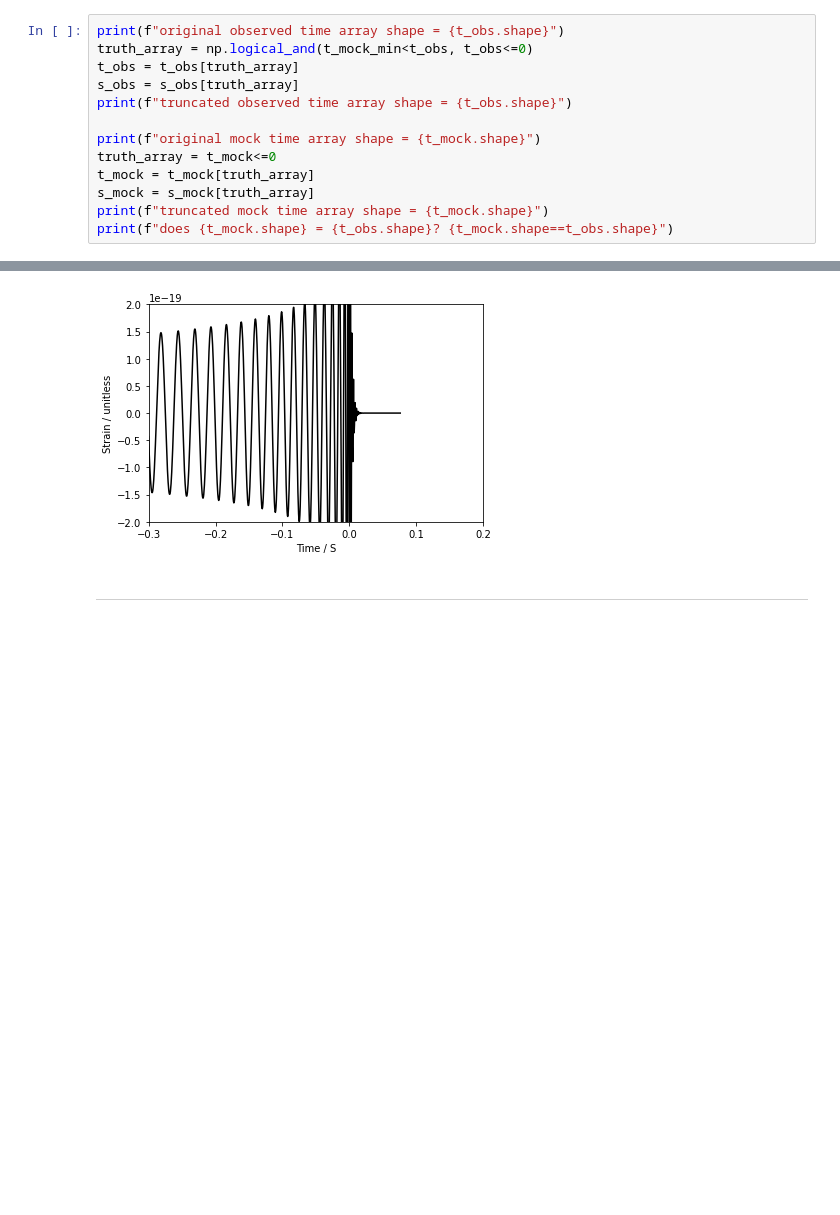
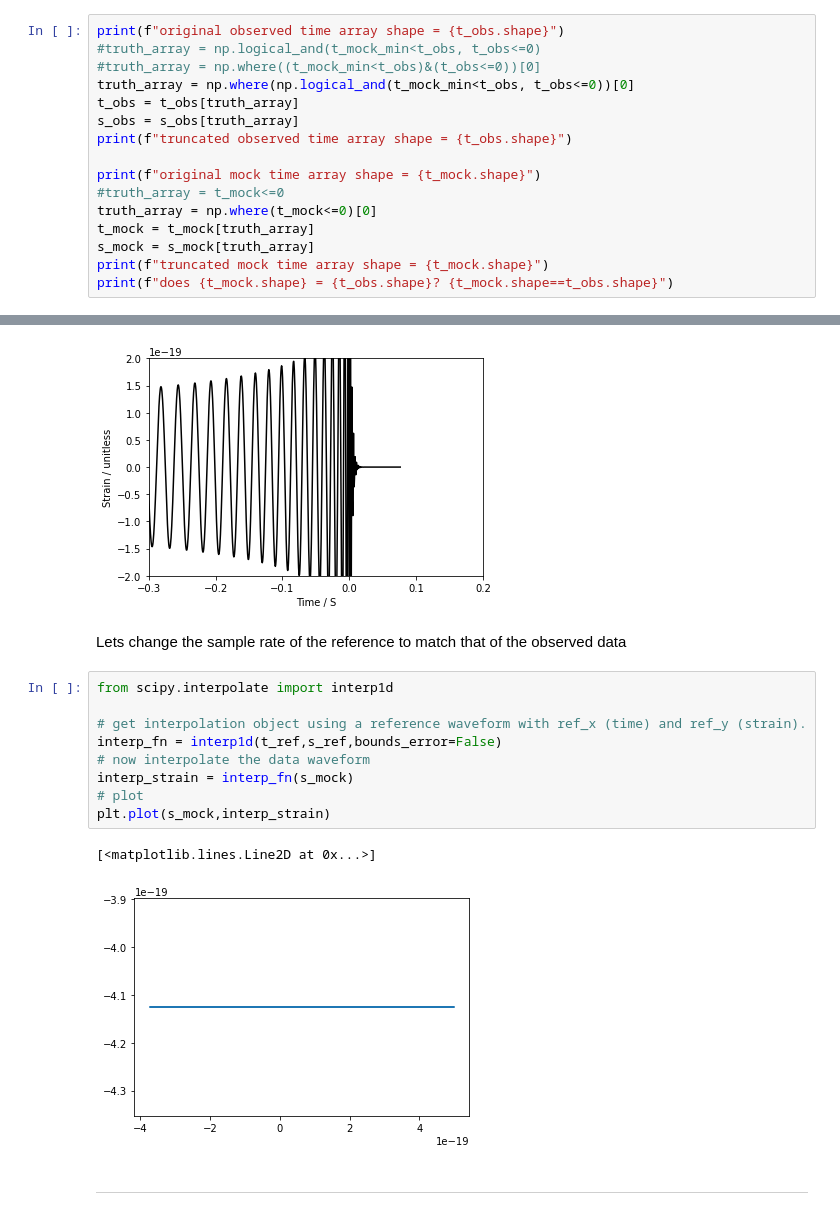
Before and after one commit to Clarke-Jools-36/DataAnalysis22, a Jupyter notebook: CA2_1903779.ipynb, the cells around one changed output, grey strips where cells are left out. Saved outputs shown, nothing was run; the diff lists cells and outputs as text; blank space fills up the shorter version.

Commit message:
interp not working

```diff
--- a/CA2_1903779.ipynb
+++ b/CA2_1903779.ipynb
@@ -277,12 +277,15 @@ Now we know this, lets discard all the t and s data we dont need from both the m
 # %%
 print(f"original observed time array shape = {t_obs.shape}")
-truth_array = np.logical_and(t_mock_min<t_obs, t_obs<=0)
+#truth_array = np.logical_and(t_mock_min<t_obs, t_obs<=0)
+#truth_array = np.where((t_mock_min<t_obs)&(t_obs<=0))[0]
+truth_array = np.where(np.logical_and(t_mock_min<t_obs, t_obs<=0))[0]
 t_obs = t_obs[truth_array]
 s_obs = s_obs[truth_array]
 print(f"truncated observed time array shape = {t_obs.shape}")
 
 print(f"original mock time array shape = {t_mock.shape}")
-truth_array = t_mock<=0
+#truth_array = t_mock<=0
+truth_array = np.where(t_mock<=0)[0]
 t_mock = t_mock[truth_array]
 s_mock = s_mock[truth_array]
 print(f"truncated mock time array shape = {t_mock.shape}")
@@ -360,6 +363,20 @@ plt.ylim(-2e-19,2e-19)
 # %% [output]
 (-2e-19, 2e-19)
 [figure]
+# %% [markdown]
+Lets change the sample rate of the reference to match that of the observed data
+# %%
+from scipy.interpolate import interp1d
+
+# get interpolation object using a reference waveform with ref_x (time) and ref_y (strain).
+interp_fn = interp1d(t_ref,s_ref,bounds_error=False)
+# now interpolate the data waveform
+interp_strain = interp_fn(s_mock)
+# plot
+plt.plot(s_mock,interp_strain)
+# %% [output]
+[<matplotlib.lines.Line2D at 0x...>]
+[figure, added]
 # %% [markdown]
 ***
 # %% [markdown]
```
Also changed, not shown: parts of 7 cells of this notebook.
